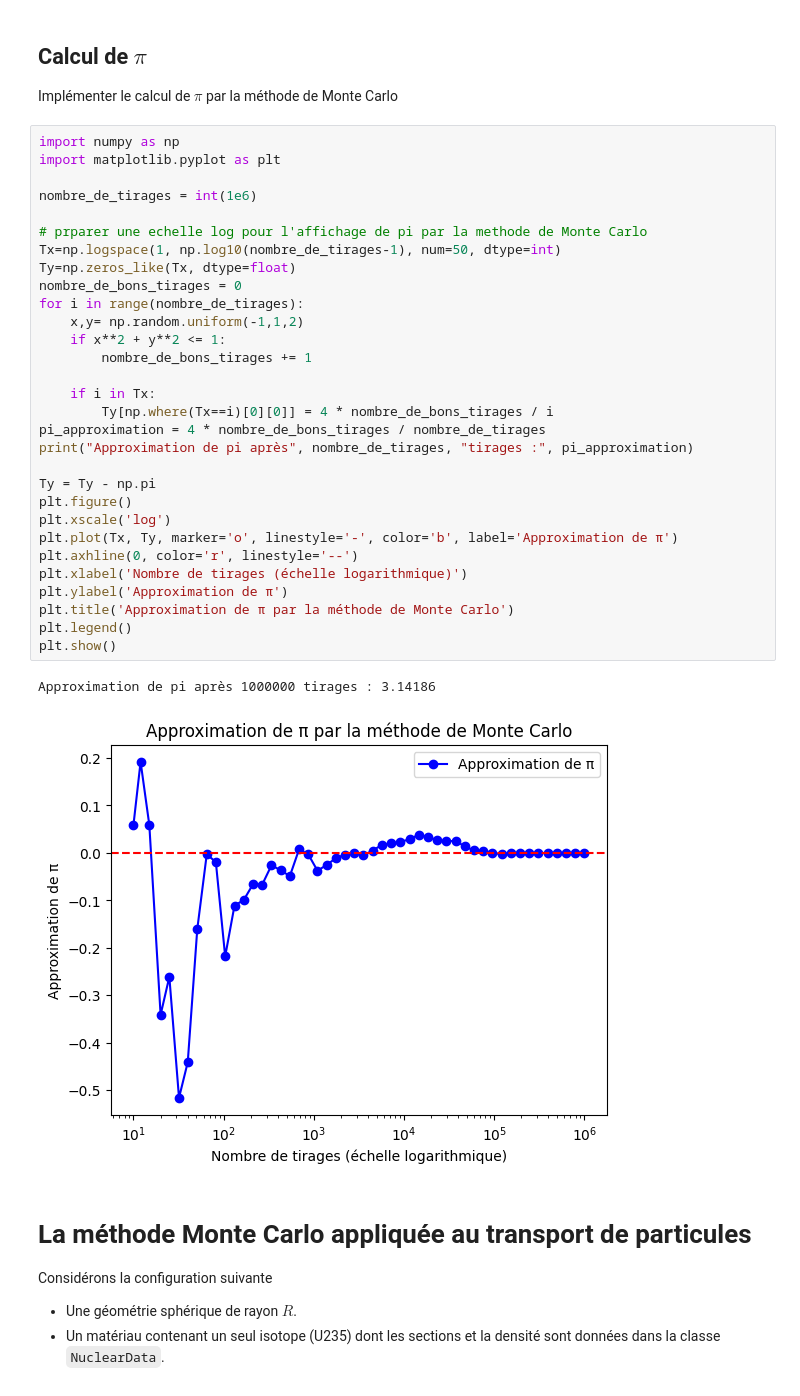
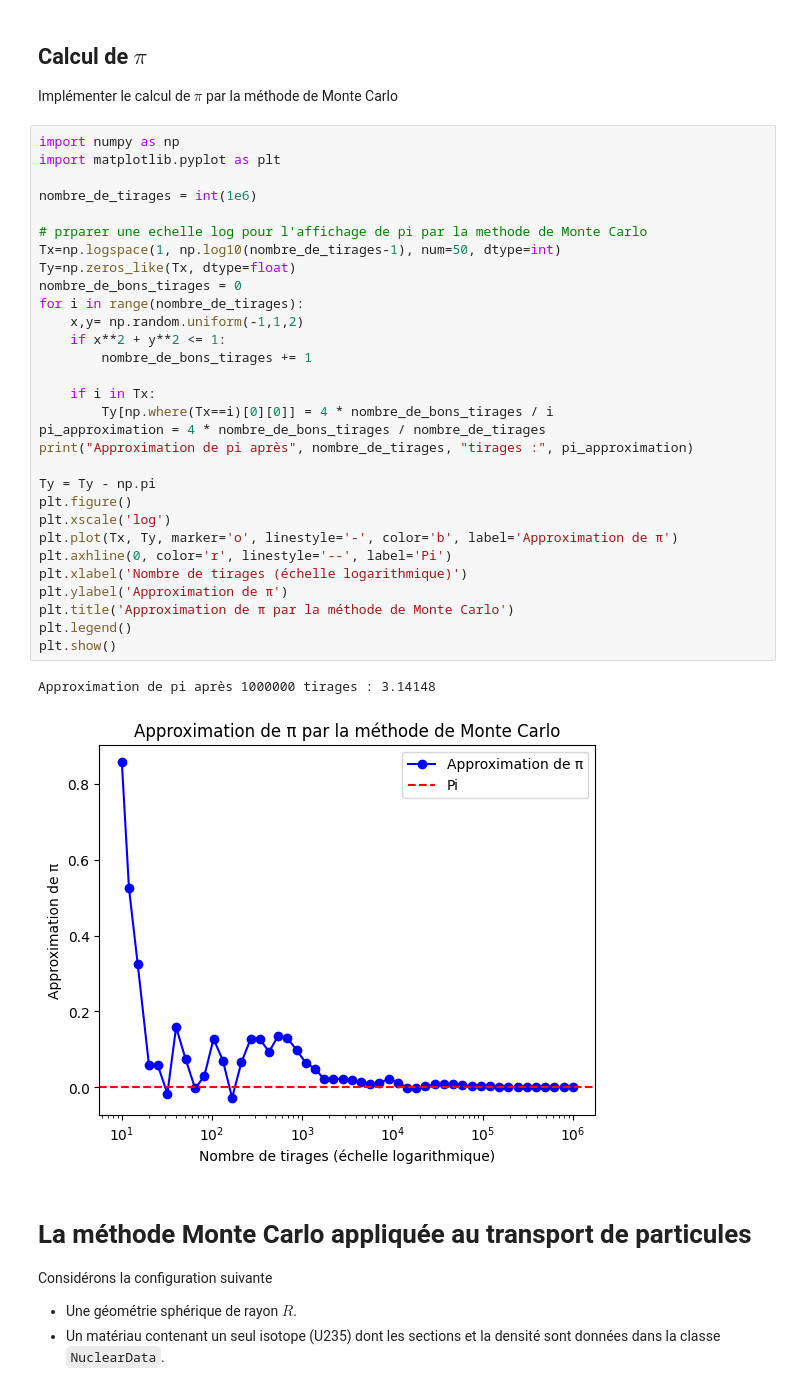
Before and after one commit to atlantis294/neutronic-ensta, a Jupyter notebook: exercices/06_monte_carlo.ipynb, the cells around one changed output. Drawn from its saved outputs; the diff is of its cells as text.

```diff
--- a/exercices/06_monte_carlo.ipynb
+++ b/exercices/06_monte_carlo.ipynb
@@ -5,36 +5,36 @@ Implémenter le calcul de $\pi$ par la méthode de Monte Carlo
 # %%
 import numpy as np
 import matplotlib.pyplot as plt
 
 nombre_de_tirages = int(1e6)
 
 # prparer une echelle log pour l'affichage de pi par la methode de Monte Carlo
 Tx=np.logspace(1, np.log10(nombre_de_tirages-1), num=50, dtype=int)
 Ty=np.zeros_like(Tx, dtype=float)
 nombre_de_bons_tirages = 0
 for i in range(nombre_de_tirages):
     x,y= np.random.uniform(-1,1,2)
     if x**2 + y**2 <= 1:
         nombre_de_bons_tirages += 1
 
     if i in Tx:
         Ty[np.where(Tx==i)[0][0]] = 4 * nombre_de_bons_tirages / i
 pi_approximation = 4 * nombre_de_bons_tirages / nombre_de_tirages
 print("Approximation de pi après", nombre_de_tirages, "tirages :", pi_approximation)
 
 Ty = Ty - np.pi
 plt.figure()
 plt.xscale('log')
 plt.plot(Tx, Ty, marker='o', linestyle='-', color='b', label='Approximation de π')
-plt.axhline(0, color='r', linestyle='--')
+plt.axhline(0, color='r', linestyle='--', label='Pi')
 plt.xlabel('Nombre de tirages (échelle logarithmique)')
 plt.ylabel('Approximation de π')
 plt.title('Approximation de π par la méthode de Monte Carlo')
 plt.legend()
 plt.show()
 # %% [output]
-Approximation de pi après 1000000 tirages : 3.14186
+Approximation de pi après 1000000 tirages : 3.14148
-[figure, old version]
+[figure, new version]
 # %% [markdown]
 # La méthode Monte Carlo appliquée au transport de particules
 
```
Also changed, not shown: 2 other files.
